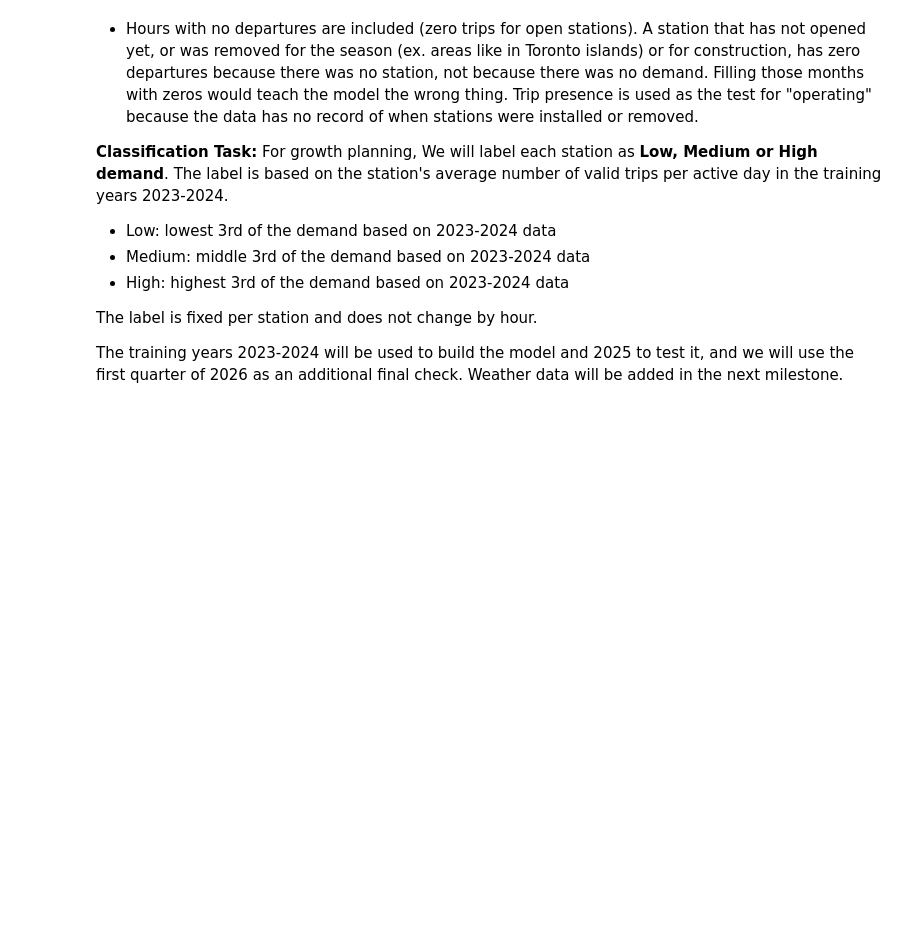
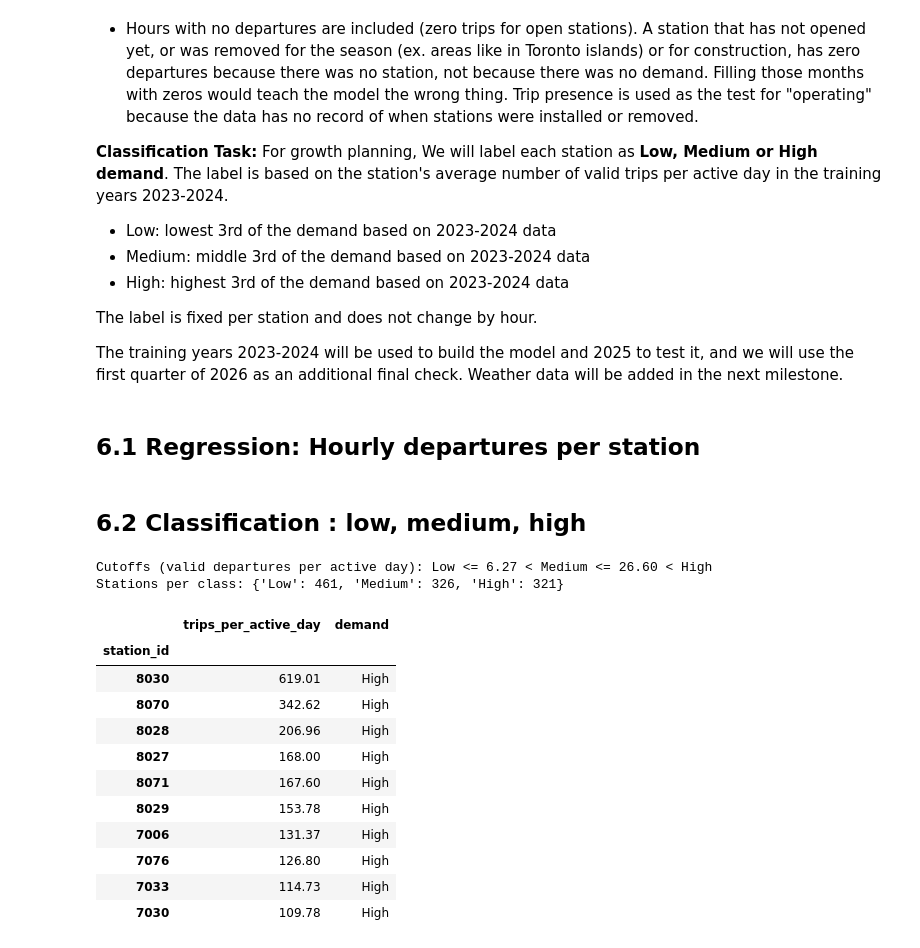
Before and after one commit to karquiza/bikeshare-toronto-demand, a Jupyter notebook: notebooks/M3_Report.ipynb, the cells around one changed output. Drawn from its saved outputs; the diff is of its cells as text; code cells hidden in the pictures; blank space fills up the shorter version.

Commit message:
copied over the code for regression and classification parts

```diff
--- a/notebooks/M3_Report.ipynb
+++ b/notebooks/M3_Report.ipynb
@@ -982,3 +982,5 @@ The label is based on the station's average number of valid trips per active day
 The label is fixed per station and does not change by hour.
 
 The training years 2023-2024 will be used to build the model and 2025 to test it, and we will use the first quarter of 2026 as an additional final check. Weather data will be added in the next milestone.
+# %% [markdown]
+## 6.1 Regression: Hourly departures per station
@@ -984,0 +1053,2 @@ The training years 2023-2024 will be used to build the model and 2025 to test it
+# %% [markdown]
+## 6.2 Classification : low, medium, high
@@ -984,0 +1057,58 @@ The training years 2023-2024 will be used to build the model and 2025 to test it
+# %%
+# Station demand classes: average valid departures per active day, training years only
+DEMAND_LABELS = ["Low", "Medium", "High"]
+LAUNCH_MONTHS = 3          # stations first seen after 2024 use their first 3 active months
+clean_files = sorted(glob.glob(f"{CLEAN_DIR}/clean_ridership_*.csv"))
+
+# Valid departures and active days per station per month
+rows = []
+for path in clean_files:
+    year, month = map(int, re.search(r"(20\d\d)_(\d\d)", os.path.basename(path)).groups())
+    df = pd.read_csv(path, usecols=["Start_Station_Id", "Start_Time", "is_valid"], parse_dates=["Start_Time"])
+    v = df[df["is_valid"]].dropna(subset=["Start_Station_Id"])
+    v = pd.DataFrame({"station_id": v["Start_Station_Id"].astype("int64"),
+                      "day": v["Start_Time"].dt.normalize()})
+    g = v.groupby("station_id")
+    stats = pd.DataFrame({"trips": g.size(), "active_days": g["day"].nunique()}).reset_index()
+    stats["year"], stats["month"] = year, month
+    rows.append(stats)
+station_month = pd.concat(rows, ignore_index=True)
+
+# Rate for stations present in the training years
+train = station_month[station_month["year"].isin(TRAIN_YEARS)].groupby("station_id")[["trips", "active_days"]].sum()
+train_rate = train["trips"] / train["active_days"]
+
+# Rate for stations that first appear after the training years
+later = station_month[~station_month["station_id"].isin(train_rate.index)]
+launch = (later.sort_values(["station_id", "year", "month"])
+               .groupby("station_id").head(LAUNCH_MONTHS)
+               .groupby("station_id")[["trips", "active_days"]].sum())
+launch_rate = launch["trips"] / launch["active_days"]
+
+# Cutoffs from the training distribution only, applied to every station
+c1, c2 = np.quantile(train_rate, [1/3, 2/3])
+rate = pd.concat([train_rate, launch_rate])
+station_classes = pd.DataFrame({
+    "trips_per_active_day": rate.round(2),
+    "demand": pd.cut(rate, [-np.inf, c1, c2, np.inf], labels=DEMAND_LABELS).astype(str),
+})
+station_classes.to_csv(f"{PROFILE}/station_demand_classes.csv")
+
+print(f"Cutoffs (valid departures per active day): Low <= {c1:.2f} < Medium <= {c2:.2f} < High")
+print("Stations per class:", station_classes["demand"].value_counts().reindex(DEMAND_LABELS).to_dict())
+station_classes.sort_values("trips_per_active_day", ascending=False).head(10)
+# %% [output]
+Cutoffs (valid departures per active day): Low <= 6.27 < Medium <= 26.60 < High
+Stations per class: {'Low': 461, 'Medium': 326, 'High': 321}
+|  | trips_per_active_day | demand |
+| station_id |  |  |
+| 8030 | 619.01 | High |
+| 8070 | 342.62 | High |
+| 8028 | 206.96 | High |
+| 8027 | 168.00 | High |
+| 8071 | 167.60 | High |
+| 8029 | 153.78 | High |
+| 7006 | 131.37 | High |
+| 7076 | 126.80 | High |
+| 7033 | 114.73 | High |
+| 7030 | 109.78 | High |
```
Also changed, not shown: parts of 2 cells of this notebook.
